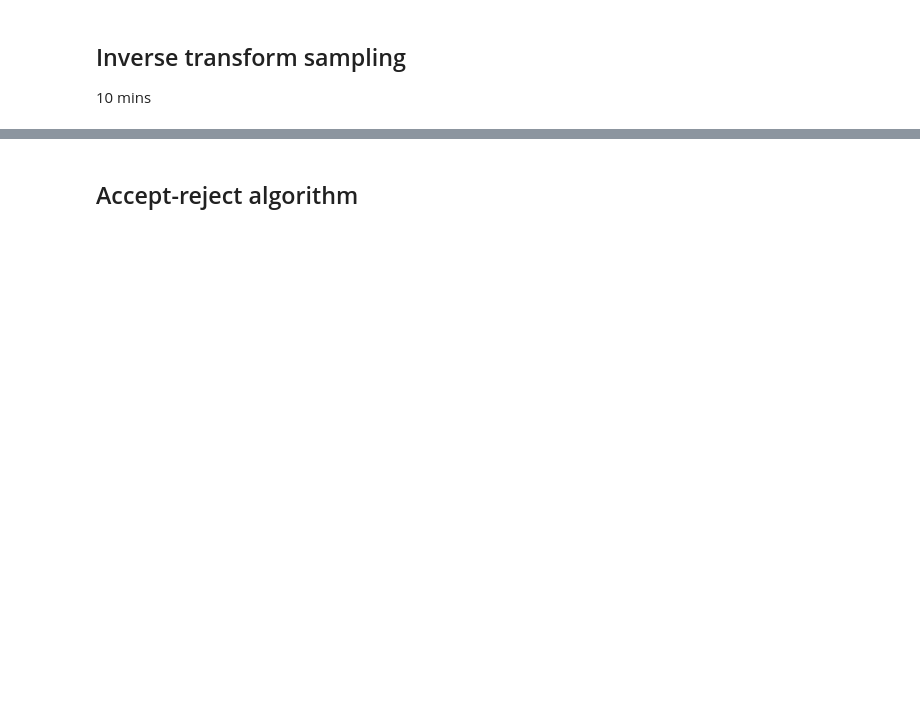
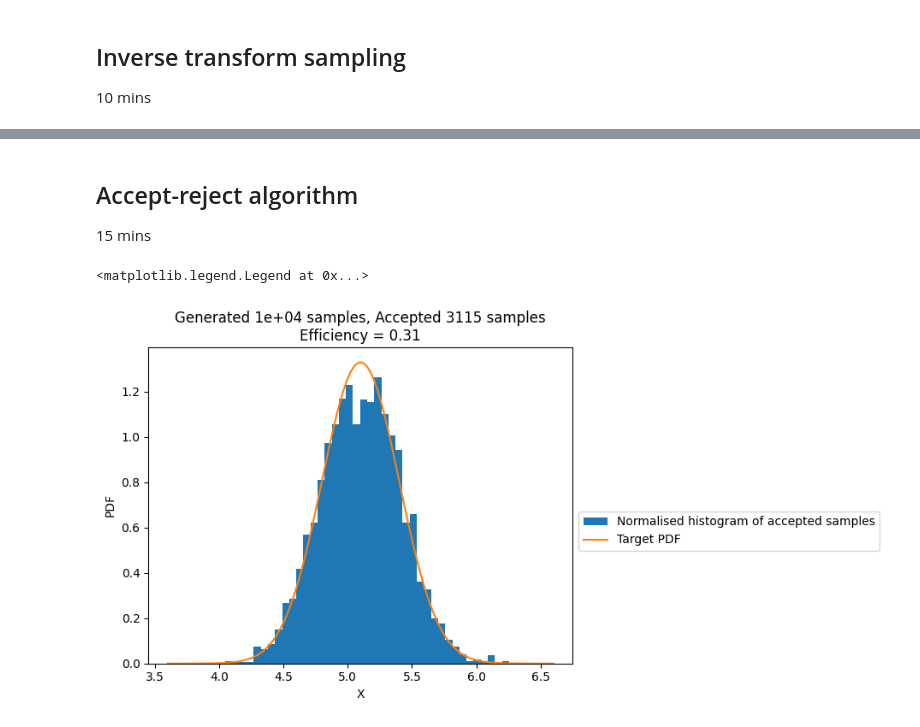
Before and after one commit to plt109/shp_stats_course, a Jupyter notebook: lesson_3/lesson3_mc_exercises.ipynb, the cells around one changed output, grey strips where cells are left out. Cells and saved outputs as stored; diff of their text form; code cells hidden in the pictures; blank space fills up the shorter version.

Commit message:
accept-reject algorithm

```diff
--- a/lesson_3/lesson3_mc_exercises.ipynb
+++ b/lesson_3/lesson3_mc_exercises.ipynb
@@ -59,2 +59,32 @@ Text(0, 0.5, 'PDF')
 # %% [markdown]
 ## Accept-reject algorithm
+15 mins
+# %%
+mu, sigma = 5.1, 0.3
+target_pdf = sps.norm(loc=mu, scale=sigma)
+
+n_samples = 10000
+# %%
+# Decide range to sample X from
+min_x = mu-5*sigma
+max_x = mu+5*sigma
+
+# Candidates
+xx = np.random.uniform(low=min_x, high=max_x, size=n_samples)
+
+# See which samples to accept
+uu = np.random.uniform(low=0., high=1., size=n_samples)
+mask = (uu<target_pdf.pdf(xx))
+accepted_xx = xx[mask]
+# %%
+support_arr = np.linspace(min_x, max_x, 100)
+
+plt.hist(accepted_xx, bins=40, density=True, label='Normalised histogram of accepted samples')
+plt.plot(support_arr, target_pdf.pdf(support_arr), label='Target PDF')
+plt.title(f'Generated {n_samples:.0e} samples, Accepted {np.sum(mask)} samples\nEfficiency = {np.sum(mask)/n_samples:.2f}')
+plt.xlabel('X')
+plt.ylabel('PDF')
+plt.legend(bbox_to_anchor=(1., 0.5), loc='upper left')
+# %% [output]
+<matplotlib.legend.Legend at 0x...>
+[figure, added]
```
Also changed, not shown: parts of 2 cells of this notebook.
